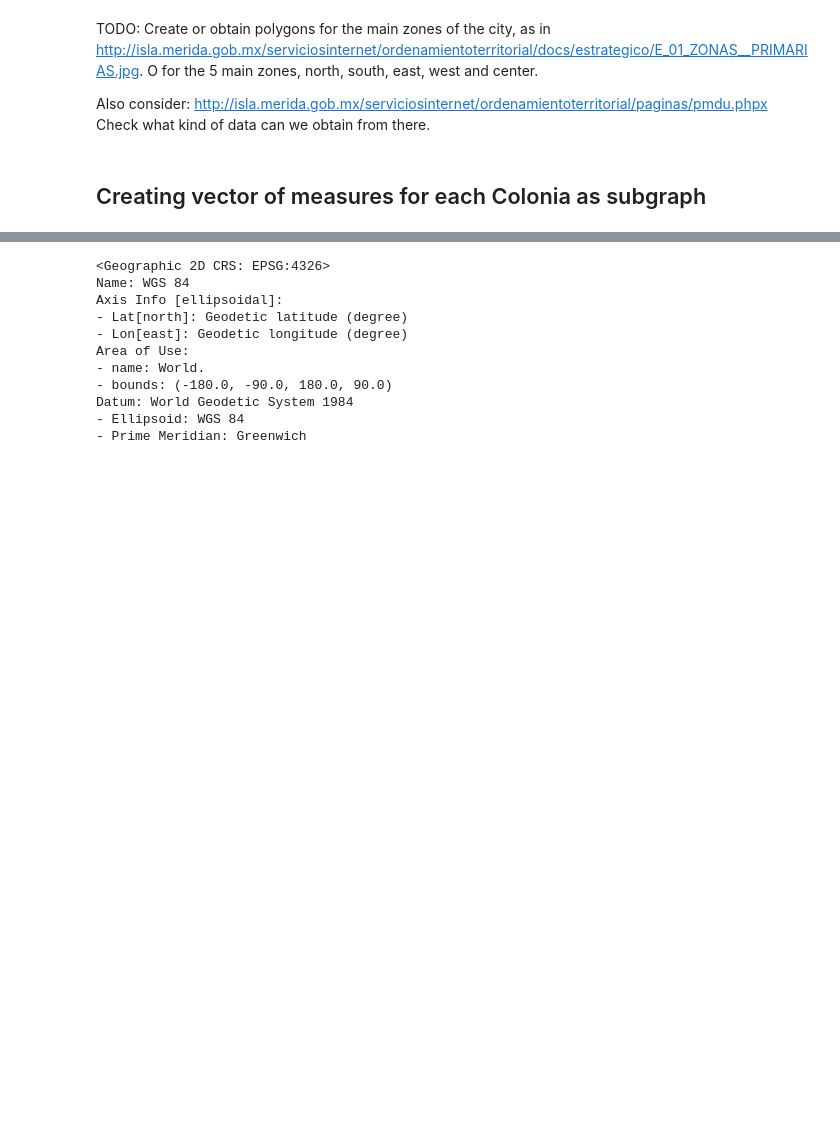
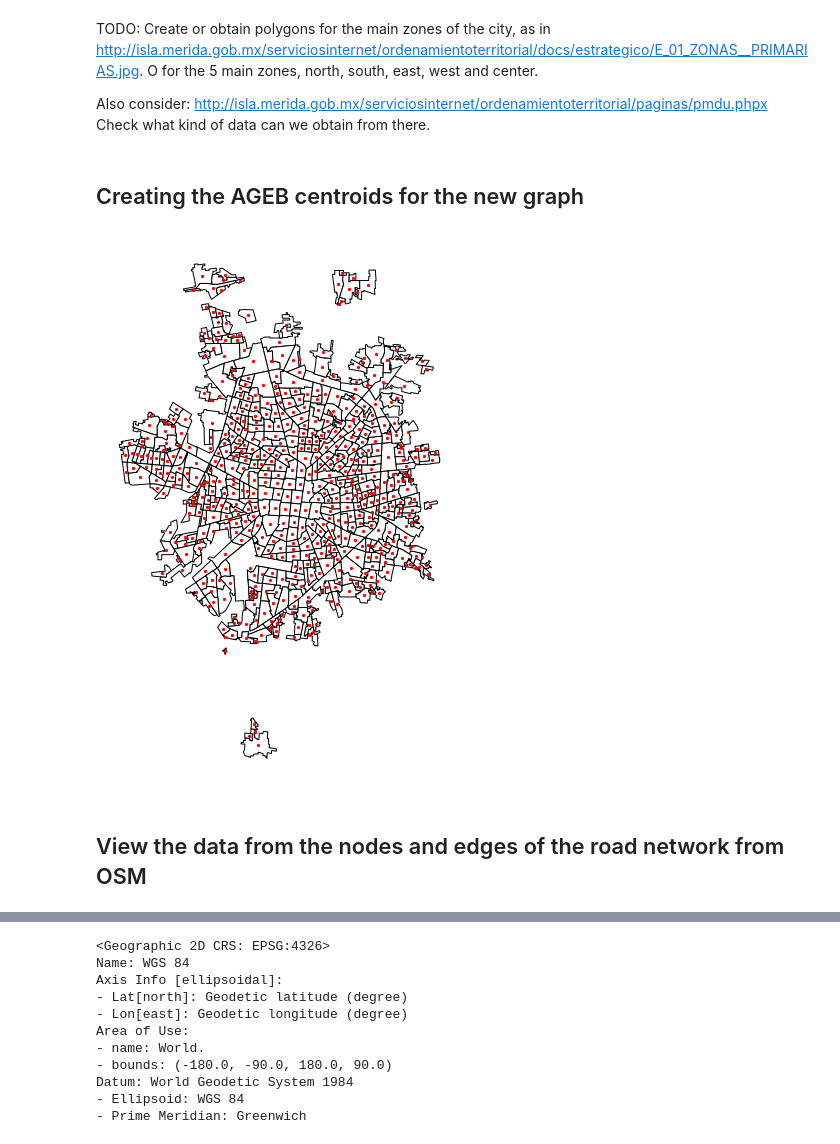
Before and after one commit to gperaza/road-network, a Jupyter notebook: notebooks/clean notebook.ipynb, the cells around one changed output, grey strips where cells are left out. Saved outputs shown, nothing was run; the diff lists cells and outputs as text; code cells hidden in the pictures; blank space fills up the shorter version.

```diff
--- a/notebooks/clean notebook.ipynb
+++ b/notebooks/clean notebook.ipynb
@@ -280,0 +357,15 @@ The reference system used in the neiborhoods shpefile is WGS 84 (explain a littl
+# %%
+# We need to add some zeros to the values on the elements from the CENSO 2020 dataframe that conform the CVEGEO.
+
+yucatan_ageb_totales_censo2020['MUN'] = yucatan_ageb_totales_censo2020['MUN'].apply(lambda x: '{0:0>3}'.format(x))
+yucatan_ageb_totales_censo2020['LOC'] = yucatan_ageb_totales_censo2020['LOC'].apply(lambda x: '{0:0>4}'.format(x))
+
+# Change data type from int to string so we can manipulate data for equality for CVEGEO
+yucatan_ageb_totales_censo2020['ENTIDAD'] = yucatan_ageb_totales_censo2020['ENTIDAD'].astype('str')
+yucatan_ageb_totales_censo2020['MUN'] = yucatan_ageb_totales_censo2020['MUN'].astype('str')
+yucatan_ageb_totales_censo2020['LOC'] = yucatan_ageb_totales_censo2020['LOC'].astype('str')
+
+# Concatenate columns to create the CVEGEO columns
+yucatan_ageb_totales_censo2020['CVEGEO'] = yucatan_ageb_totales_censo2020['ENTIDAD'] + yucatan_ageb_totales_censo2020['MUN'] + yucatan_ageb_totales_censo2020['LOC'] + yucatan_ageb_totales_censo2020['AGEB']
+yucatan_ageb_totales_censo2020.reset_index(inplace=True, drop=True)
+yucatan_ageb_totales_censo2020.head()
@@ -280,0 +382,8 @@ The reference system used in the neiborhoods shpefile is WGS 84 (explain a littl
+# %%
+yucatan_ageb2020_marcogeo.sort_values(by=['CVEGEO'], ignore_index=True, inplace=True)
+
+#drop columns that are duplicated in the other dataframe
+yucatan_ageb_totales_censo2020.drop(columns=['ENTIDAD', 'MUN', 'LOC', 'AGEB', 'MZA'], inplace = True)
+
+yucatan_ageb = yucatan_ageb2020_marcogeo.merge(yucatan_ageb_totales_censo2020, on=['CVEGEO'], how='inner')
+yucatan_ageb.head()
@@ -280,0 +402,11 @@ The reference system used in the neiborhoods shpefile is WGS 84 (explain a littl
+# %%
+#query to filter only the agebs from Merida municipality of Yucatan state
+merida_ageb = yucatan_ageb[yucatan_ageb['NOM_MUN'] == 'Mérida']
+
+#query to filter only the agebs from Kanasin municipality of Yucatan state
+kanasin_ageb = yucatan_ageb[yucatan_ageb['NOM_MUN'] == 'Kanasín']
+
+merida_kanasing_ageb = pd.concat([merida_ageb, kanasin_ageb])
+
+merida_kanasing_ageb.reset_index(inplace=True, drop=True)
+merida_kanasing_ageb.head()
@@ -301,8 +449,23 @@ O for the 5 main zones, north, south, east, west and center.
 
 Also consider: http://isla.merida.gob.mx/serviciosinternet/ordenamientoterritorial/paginas/pmdu.phpx
 Check what kind of data can we obtain from there.
-# %% [markdown]
-## Creating vector of measures for each Colonia as subgraph
+# %% [markdown]
+## Creating the AGEB centroids for the new graph
+# %%
+#Using the centroid function from geopandas we can calculate centroids
+merida_kanasing_ageb['centroid'] = merida_kanasing_ageb.geometry.centroid
+# %%
+fig, ax = plt.subplots(figsize=(10, 10))
+merida_kanasing_ageb.geometry.plot(ax=ax, color='white', edgecolor='black')
+# Need to provide "zorder" to ensure the points are plotted above the polygons
+merida_kanasing_ageb.centroid.plot(ax=ax, color='red', markersize=5, zorder=10)
+#ax.set_title("Centroids of AGEBs", fontsize=20)
+ax.set_axis_off()
+plt.show()
+# %% [output]
+[figure, added]
+# %% [markdown]
+## View the data from the nodes and edges of the road network from OSM
 # %%
 #extract nodes as a geodataframe
 nodes = ox.graph_to_gdfs(G, edges=False)
```
Also changed, not shown: parts of 36 cells of this notebook.
